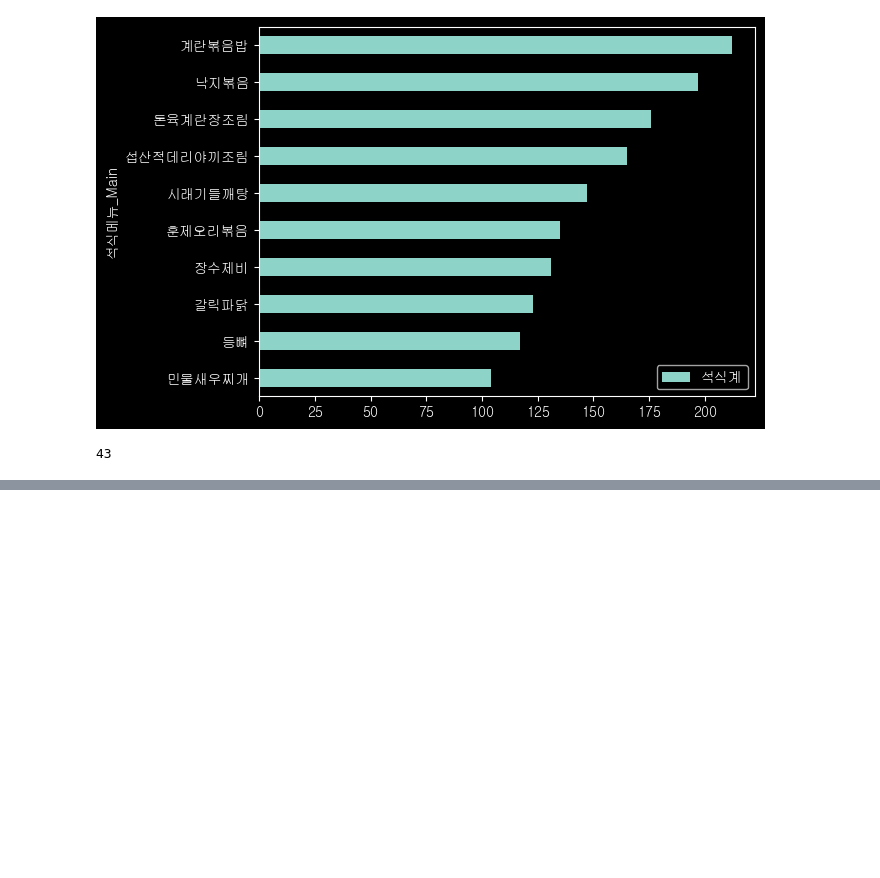
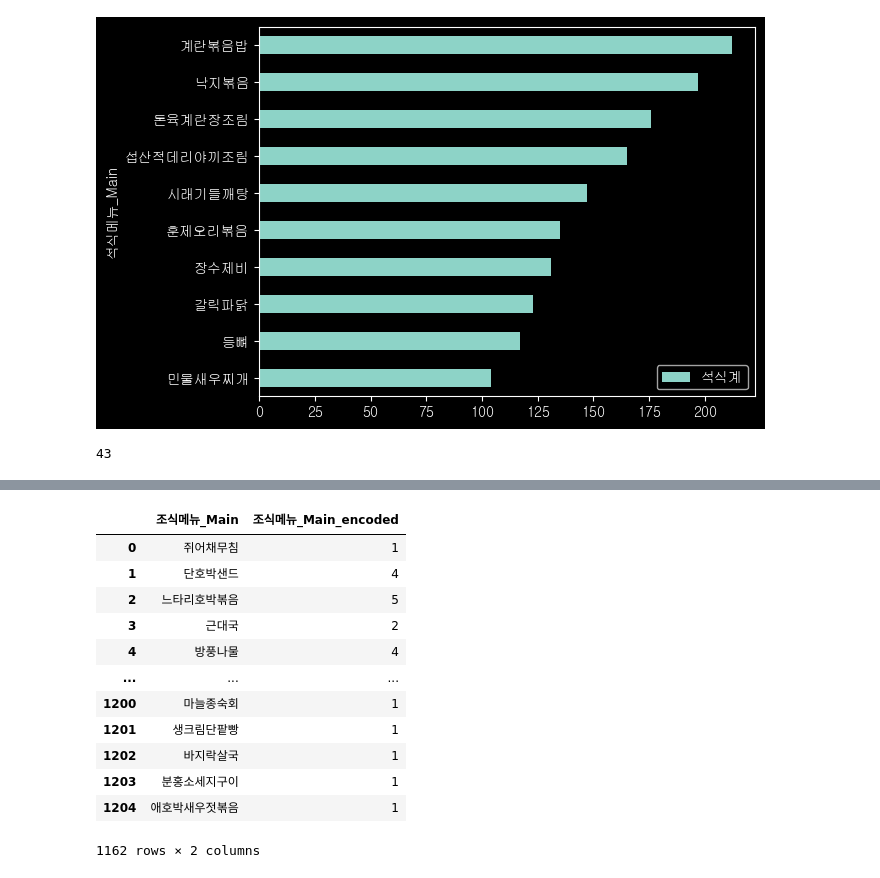
Before and after one commit to good0neighbour/ESTCampAI, a Jupyter notebook: 머신러닝/ex03구내식당관리.ipynb, the cells around one changed output, grey strips where cells are left out. Saved outputs shown, nothing was run; the diff lists cells and outputs as text; code cells hidden in the pictures; blank space fills up the shorter version.

```diff
--- a/머신러닝/ex03구내식당관리.ipynb
+++ b/머신러닝/ex03구내식당관리.ipynb
@@ -502,0 +643,3 @@ df.shape # 1205ea -> 1162ea로 줄어든 것을 확인.
+# %%
+# 요일에 대해서 원핫인코딩 수행
+df_scaled = pd.get_dummies(df_scaled, columns = ['요일'])
@@ -502,0 +653,23 @@ df.shape # 1205ea -> 1162ea로 줄어든 것을 확인.
+# %%
+# 빈도 인코딩 적용
+for column in categorical_list[1:]:
+    map_dict = df_scaled[column].value_counts().to_dict()
+    # map()으로 매핑해주기 위한 인자값 딕셔너리 생성
+    df_scaled[f'{column}_encoded'] = df_scaled[column].map(map_dict)
+    # 각 빈도수별로 요소를 바꿔주고 encoded 컬럼을 추가
+# %%
+df_scaled[['조식메뉴_Main', '조식메뉴_Main_encoded']]
+# %% [output]
+|  | 조식메뉴_Main | 조식메뉴_Main_encoded |
+| 0 | 쥐어채무침 | 1 |
+| 1 | 단호박샌드 | 4 |
+| 2 | 느타리호박볶음 | 5 |
+| 3 | 근대국 | 2 |
+| 4 | 방풍나물 | 4 |
+| ... | ... | ... |
+| 1200 | 마늘종숙회 | 1 |
+| 1201 | 생크림단팥빵 | 1 |
+| 1202 | 바지락살국 | 1 |
+| 1203 | 분홍소세지구이 | 1 |
+| 1204 | 애호박새우젓볶음 | 1 |
+1162 rows × 2 columns
```
Also changed, not shown: parts of 29 cells of this notebook.
